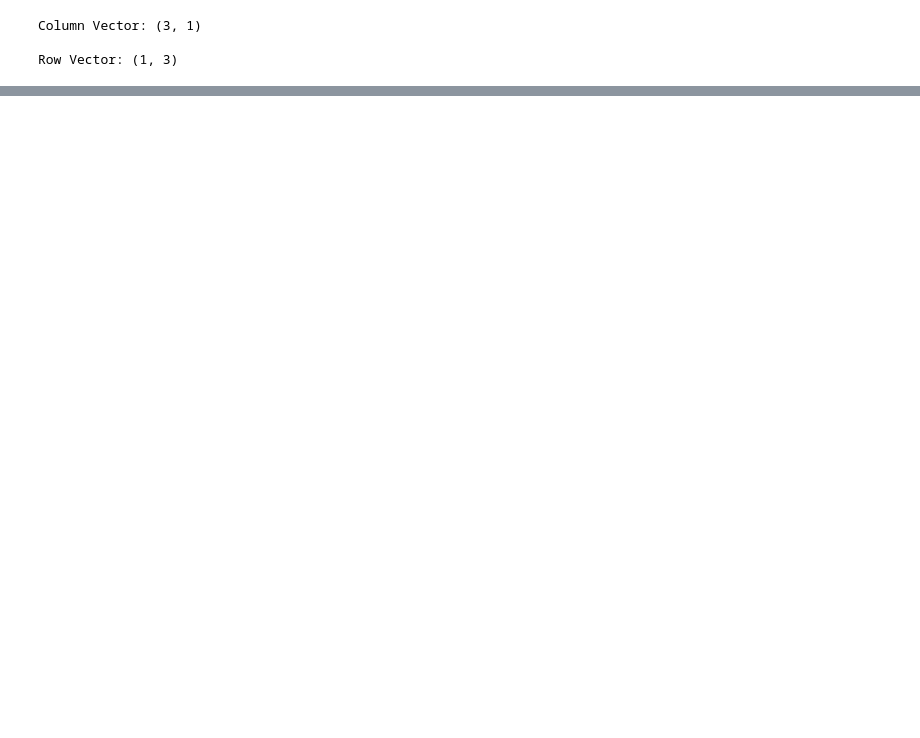
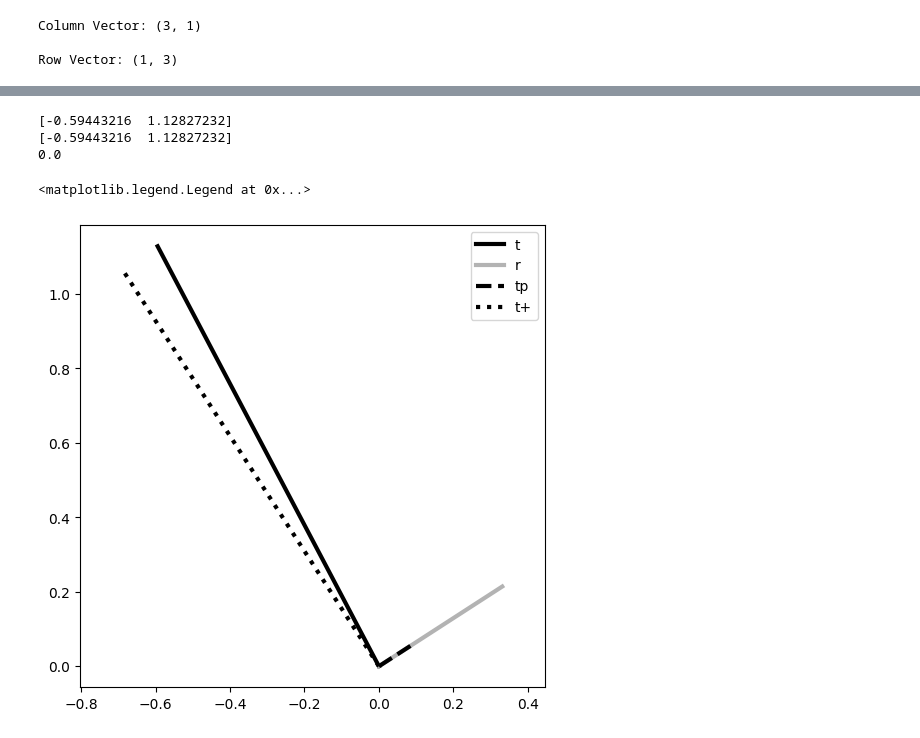
Before and after one commit to type-ritik/machine-learning, a Jupyter notebook: vectors/ch0exe.ipynb, the cells around one changed output, grey strips where cells are left out. Cells and saved outputs as stored; diff of their text form; code cells hidden in the pictures; blank space fills up the shorter version.

```diff
--- a/vectors/ch0exe.ipynb
+++ b/vectors/ch0exe.ipynb
@@ -154,0 +199,38 @@ print(dot_product(vec_a, vec_b))
+# %%
+# Exercise 2-9
+
+# generate random R2 vectors
+t = np.random.randn(2)
+r = np.random.randn(2)
+
+# the decomposition
+t_para = r * (np.dot(t, r) / np.dot(r, r))
+t_perp = t - t_para
+
+# confirm that the two components sum to the target
+print(t)
+print(t_para+t_perp)
+
+# confirm orthogonality that the product must be zero
+print(np.dot(t_para, t_perp))
+
+# draw them!
+plt.figure(figsize=(6, 6))
+
+# draw main vectors
+plt.plot([0, t[0]], [0, t[1]], color='k', linewidth=3, label=r't')
+plt.plot([0, r[0]], [0, r[1]], color=[.7, .7, .7], linewidth=3, label=r'r')
+
+# draw decomposed vector components
+plt.plot([0, t_para[0]], [0, t_para[1]], 'k--', linewidth=3, label=r'tp')
+plt.plot([0, t_perp[0]], [0, t_perp[1]], 'k:', linewidth=3, label=r't+')
+
+plt.axis('equal')
+plt.legend()
+# plt.savefig('./figures/figure_02_08.png', dpi=300)
+# %% [output]
+[-0.59443216  1.12827232]
+[-0.59443216  1.12827232]
+0.0
+<matplotlib.legend.Legend at 0x...>
+[figure, added]
```
Also changed, not shown: parts of 5 cells of this notebook.
